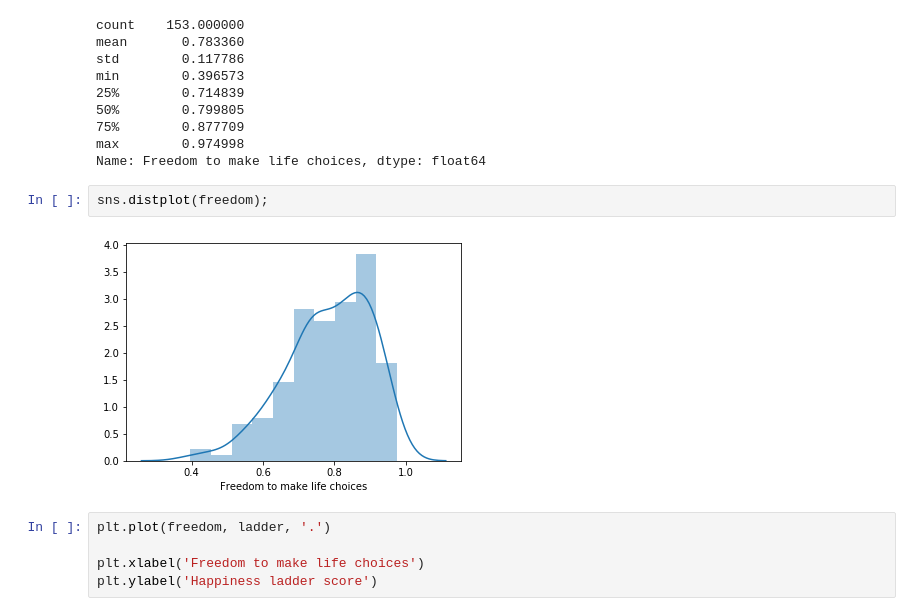
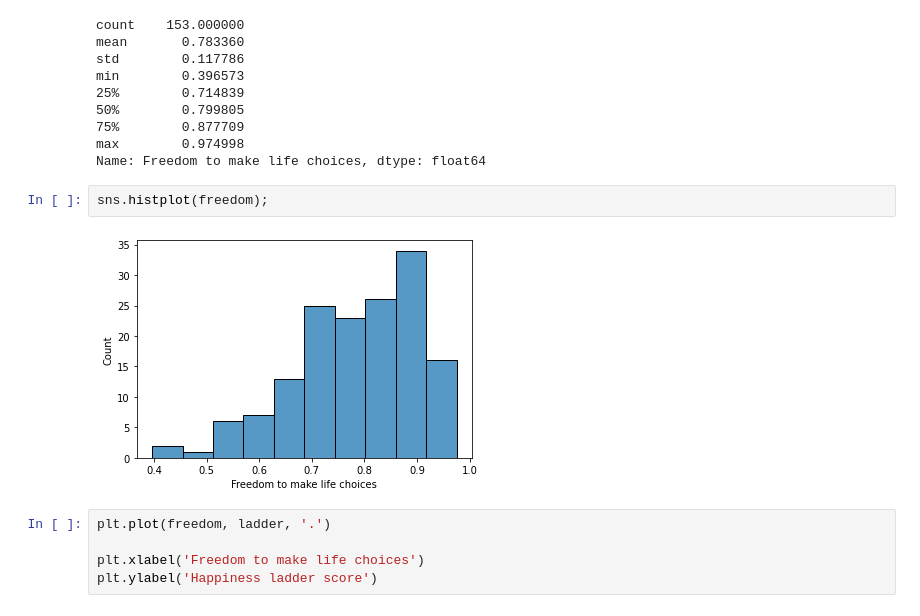
Before and after one commit to AllenDowney/ElementsOfDataScience, a Jupyter notebook: examples/happiness.ipynb, the cells around one changed output. Drawn from its saved outputs; the diff is of its cells as text.

```diff
--- a/examples/happiness.ipynb
+++ b/examples/happiness.ipynb
@@ -210,9 +196,9 @@ min        0.396573
 max        0.974998
 Name: Freedom to make life choices, dtype: float64
 # %%
-sns.distplot(freedom);
+sns.histplot(freedom);
 # %% [output]
-[figure, old version]
+[figure, new version]
 # %%
 plt.plot(freedom, ladder, '.')
 
```
Also changed, not shown: parts of 18 cells of this notebook.
